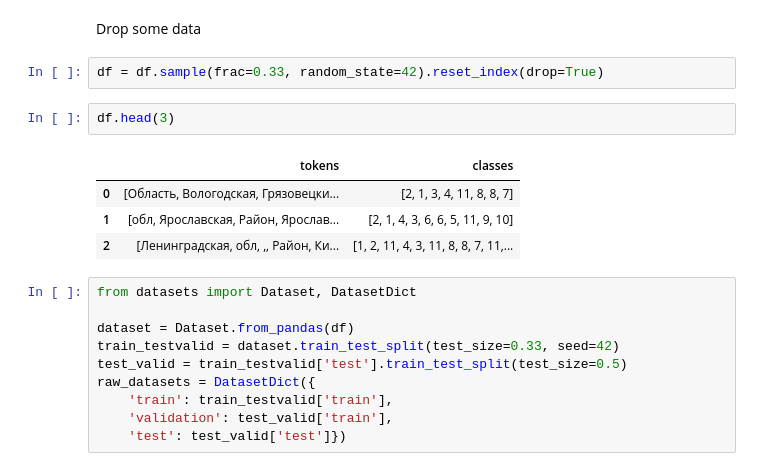
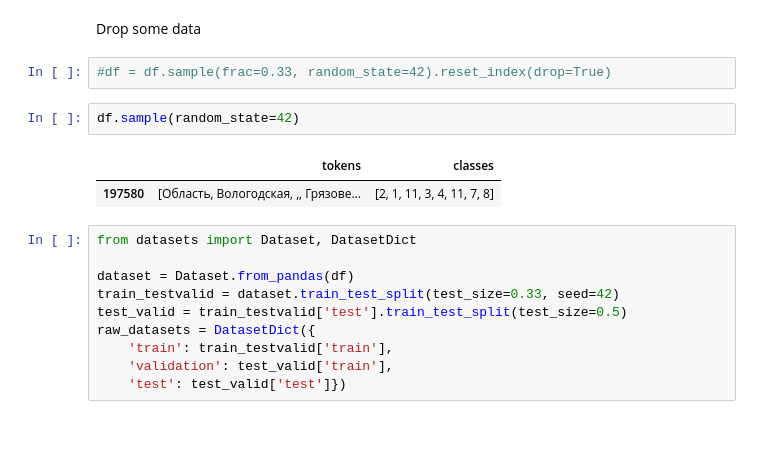
Before and after one commit to qwazer/ruaddress-elements-classification, a Jupyter notebook: research/04_Token_classification.ipynb, the cells around one changed output. Cells and saved outputs as stored; diff of their text form; blank space fills up the shorter version.

```diff
--- a/research/04_Token_classification.ipynb
+++ b/research/04_Token_classification.ipynb
@@ -37,14 +37,12 @@ df = pd.read_pickle('./df_token_with_classes.pkl')
 # %% [markdown]
 Drop some data
 # %%
-df = df.sample(frac=0.33, random_state=42).reset_index(drop=True)
+#df = df.sample(frac=0.33, random_state=42).reset_index(drop=True)
-# %%
-df.head(3)
-# %% [output]
-|  | tokens | classes |
-| 0 | [Область, Вологодская, Грязовецки... | [2, 1, 3, 4, 11, 8, 8, 7] |
-| 1 | [обл, Ярославская, Район, Ярослав... | [2, 1, 4, 3, 6, 6, 5, 11, 9, 10] |
-| 2 | [Ленинградская, обл, ,, Район, Ки... | [1, 2, 11, 4, 3, 11, 8, 8, 7, 11,... |
+# %%
+df.sample(random_state=42)
+# %% [output]
+|  | tokens | classes |
+| 197580 | [Область, Вологодская, ,, Грязове... | [2, 1, 11, 3, 4, 11, 7, 8] |
 # %%
 from datasets import Dataset, DatasetDict
 
```
Also changed, not shown: parts of 26 cells of this notebook, 4 other files.
